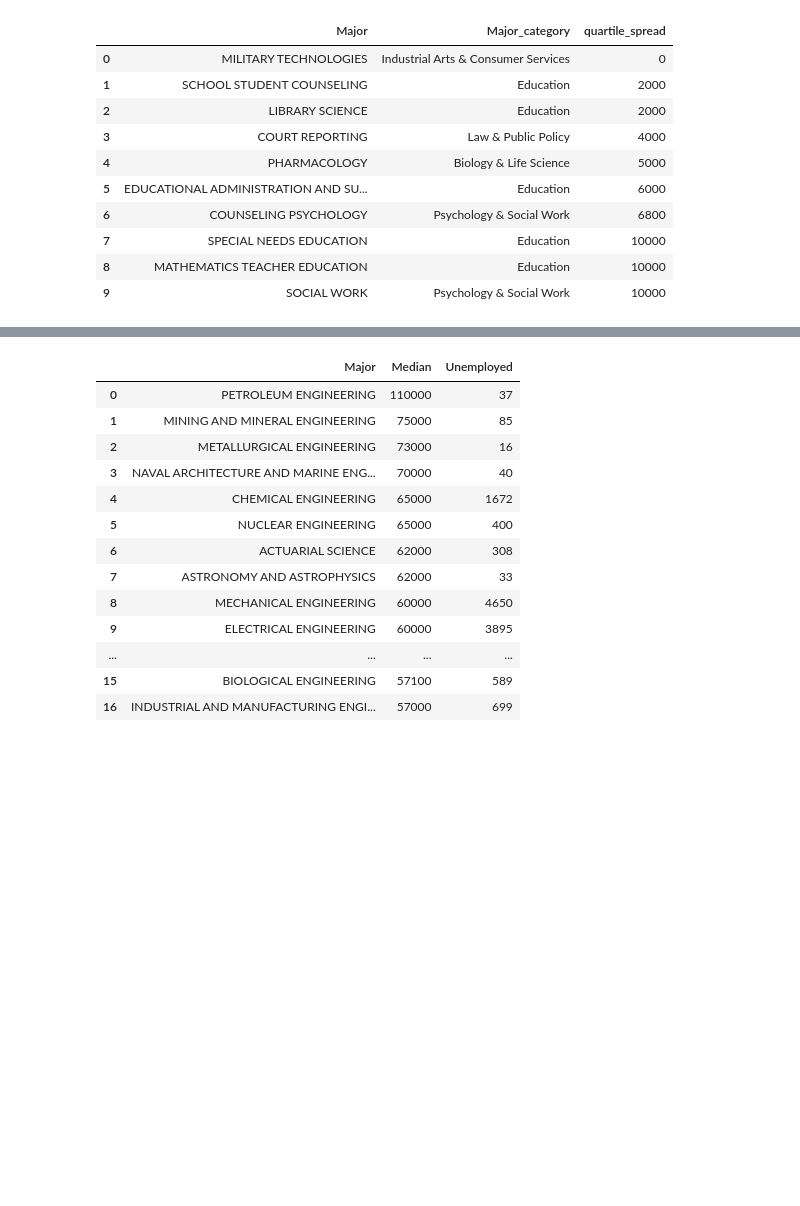
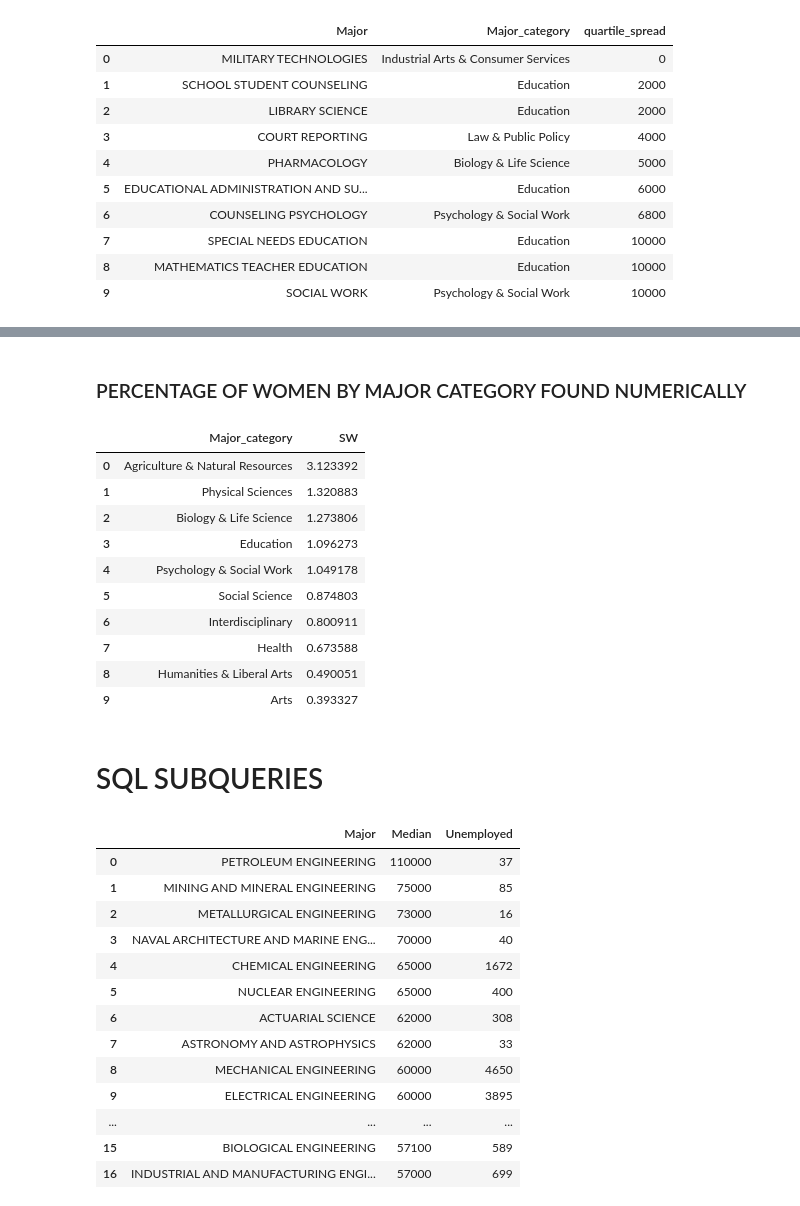
Before and after one commit to FightingInertia/SQL_Fundamentals-Intro_To_SQL, a Jupyter notebook: Introduction to SQL.ipynb, the cells around one changed output, grey strips where cells are left out. Drawn from its saved outputs; the diff is of its cells as text; code cells hidden in the pictures; blank space fills up the shorter version.

Commit message:
Third Commit Before Subqueries

```diff
--- a/Introduction to SQL.ipynb
+++ b/Introduction to SQL.ipynb
@@ -269,3 +347,25 @@ pd.read_sql_query("SELECT Major, Major_category, (P75th - P25th) AS quartile_spr
+# %% [markdown]
+### PERCENTAGE OF WOMEN BY MAJOR CATEGORY FOUND NUMERICALLY
+# %%
+pd.read_sql_query("SELECT Major_category, CAST(SUM(Women)AS Float) / CAST(SUM(Total)AS FLOAT) AS SW\
+                   FROM recent_grads\
+                   GROUP BY Major_category\
+                   ORDER BY SW DESC\
+                   LIMIT 10", conn)
+# %% [output]
+|  | Major_category | SW |
+| 0 | Agriculture & Natural Resources | 3.123392 |
+| 1 | Physical Sciences | 1.320883 |
+| 2 | Biology & Life Science | 1.273806 |
+| 3 | Education | 1.096273 |
+| 4 | Psychology & Social Work | 1.049178 |
+| 5 | Social Science | 0.874803 |
+| 6 | Interdisciplinary | 0.800911 |
+| 7 | Health | 0.673588 |
+| 8 | Humanities & Liberal Arts | 0.490051 |
+| 9 | Arts | 0.393327 |
+# %% [markdown]
+# SQL SUBQUERIES
 # %%
 query = "SELECT Major, Median, Unemployed\
          FROM recent_grads\
```
Also changed, not shown: parts of 9 cells of this notebook.
